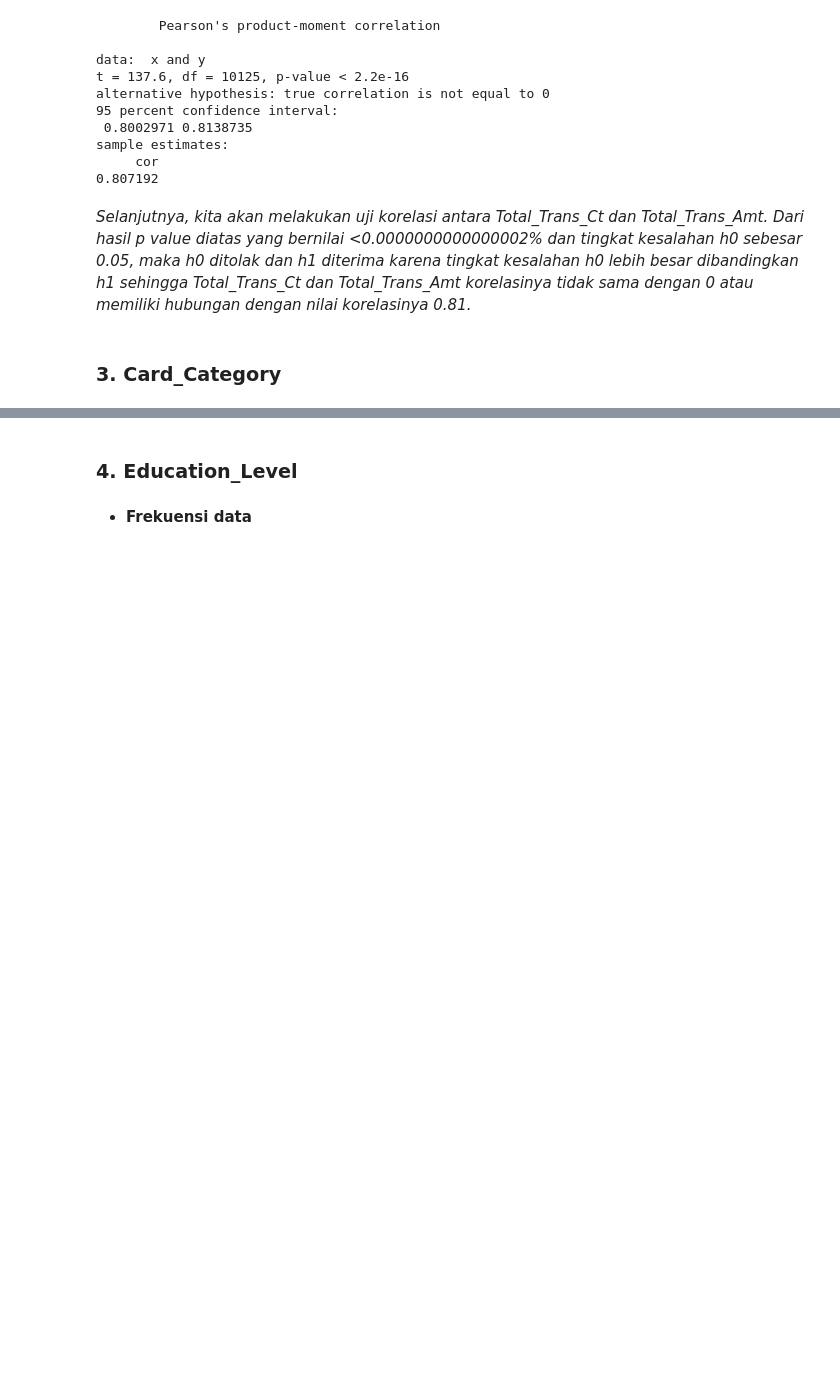
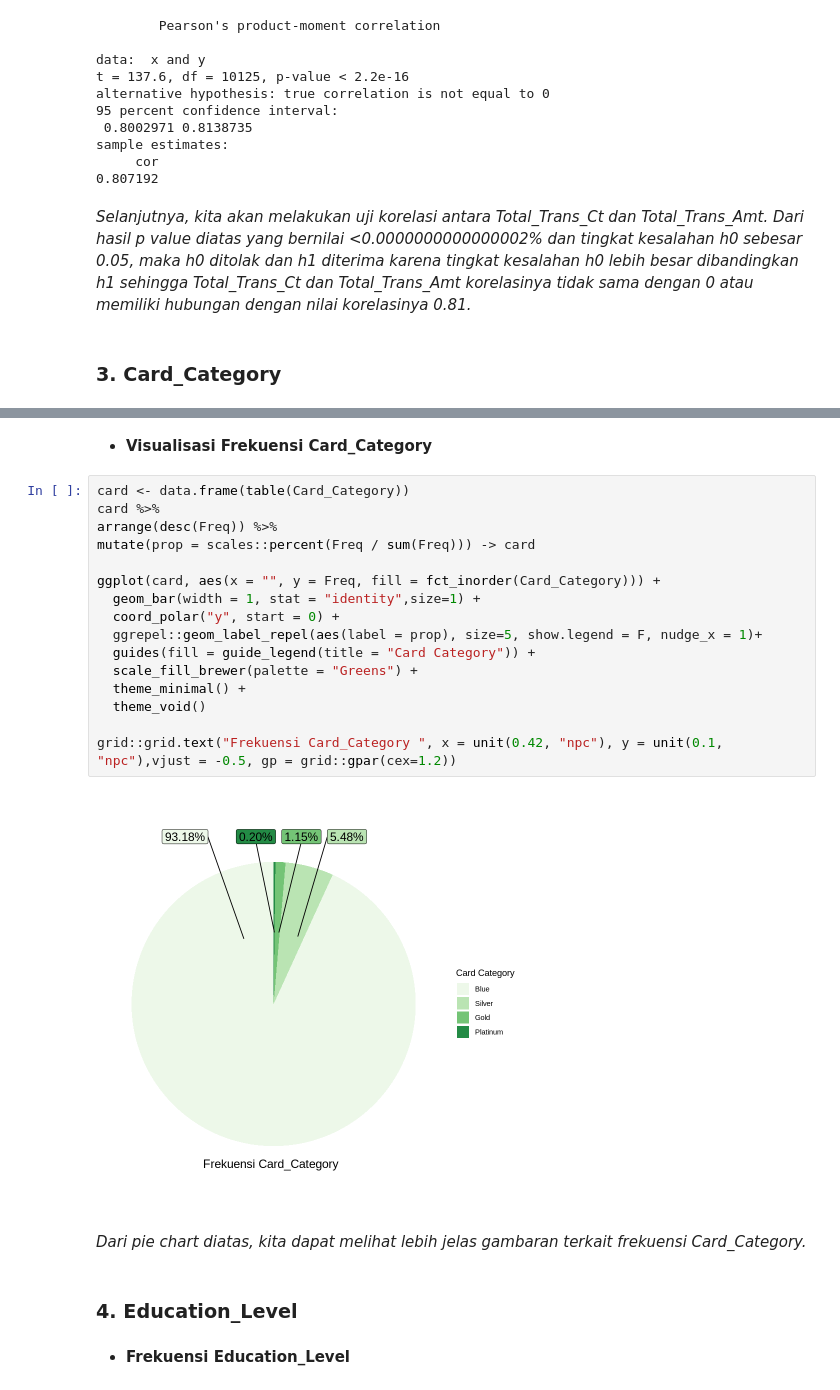
Before and after one commit to dioapw/TUBES_STATISTIKA_DATA, a Jupyter notebook: TUBES_STATISTIKA.ipynb, the cells around one changed output, grey strips where cells are left out. Saved outputs shown, nothing was run; the diff lists cells and outputs as text; blank space fills up the shorter version.

```diff
--- a/TUBES_STATISTIKA.ipynb
+++ b/TUBES_STATISTIKA.ipynb
@@ -459,4 +434,26 @@ legend("topright",c("Blue","Gold","Platinum","Silver"),fill=c("blue","gold","red
+# %% [markdown]
+* **Visualisasi Frekuensi Card_Category**
+# %%
+card <- data.frame(table(Card_Category))
+card %>%
+arrange(desc(Freq)) %>%
+mutate(prop = scales::percent(Freq / sum(Freq))) -> card
+
+ggplot(card, aes(x = "", y = Freq, fill = fct_inorder(Card_Category))) +
+  geom_bar(width = 1, stat = "identity",size=1) +
+  coord_polar("y", start = 0) +
+  ggrepel::geom_label_repel(aes(label = prop), size=5, show.legend = F, nudge_x = 1)+
+  guides(fill = guide_legend(title = "Card Category")) +
+  scale_fill_brewer(palette = "Greens") +
+  theme_minimal() +
+  theme_void()
+
+grid::grid.text("Frekuensi Card_Category ", x = unit(0.42, "npc"), y = unit(0.1, "npc"),vjust = -0.5, gp = grid::gpar(cex=1.2))
+# %% [output]
+[figure, added]
+# %% [markdown]
+*Dari pie chart diatas, kita dapat melihat lebih jelas gambaran terkait frekuensi Card_Category.*
 # %% [markdown]
 ### **4. Education_Level**
 # %% [markdown]
-* **Frekuensi data**
+* **Frekuensi Education_Level**
```
Also changed, not shown: parts of 21 cells of this notebook.
